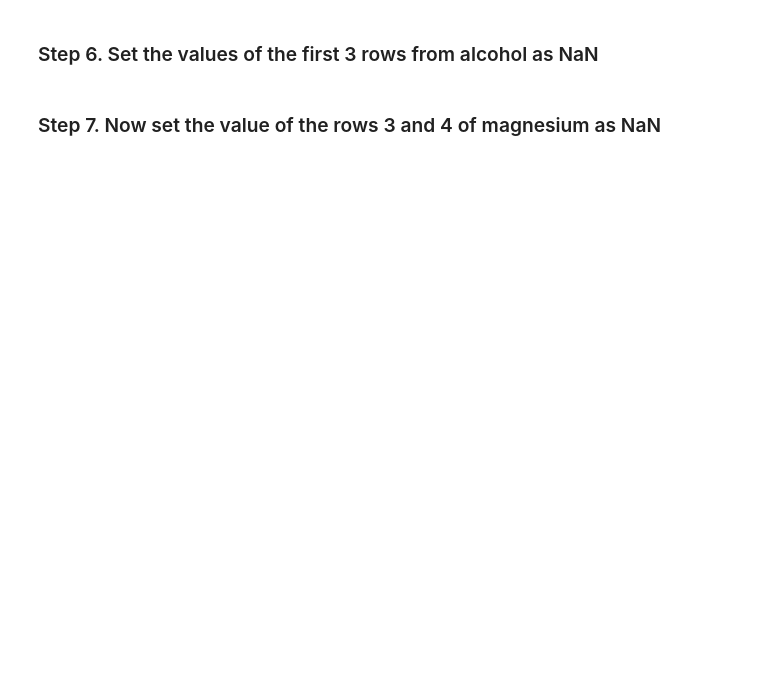
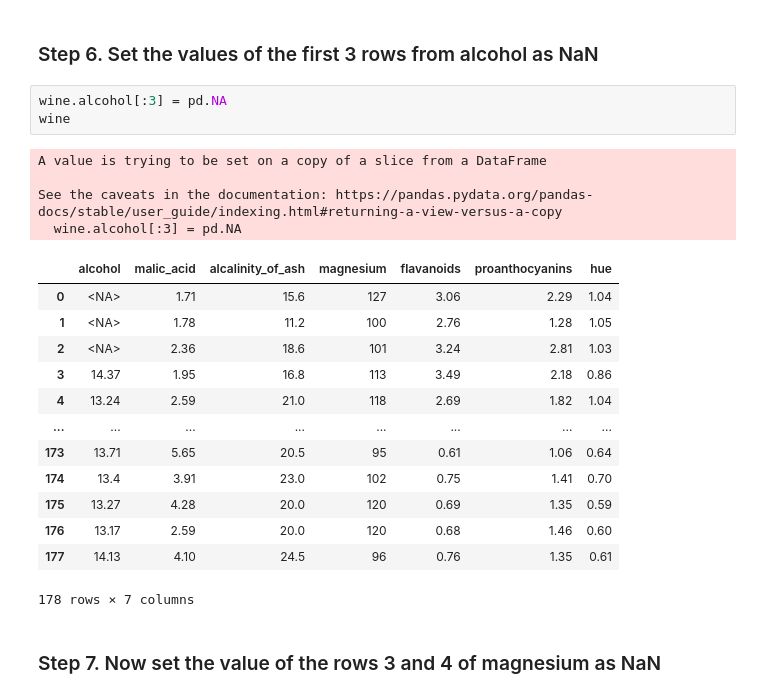
Before and after one commit to PauliusU/PP3-pandas, a Jupyter notebook: PP3_Pandas.ipynb, the cells around one changed output. Drawn from its saved outputs; the diff is of its cells as text; blank space fills up the shorter version.

```diff
--- a/PP3_Pandas.ipynb
+++ b/PP3_Pandas.ipynb
@@ -1316,4 +1270,25 @@ The attributes are (donated by Riccardo Leardi, riclea '@' anchem.unige.it):
 # %% [markdown]
 ### Step 6. Set the values of the first 3 rows from alcohol as NaN
+# %%
+wine.alcohol[:3] = pd.NA
+wine
+# %% [output]
+A value is trying to be set on a copy of a slice from a DataFrame
+
+See the caveats in the documentation: https://pandas.pydata.org/pandas-docs/stable/user_guide/indexing.html#returning-a-view-versus-a-copy
+  wine.alcohol[:3] = pd.NA
+|  | alcohol | malic_acid | alcalinity_of_ash | magnesium | flavanoids | proanthocyanins | hue |
+| 0 | <NA> | 1.71 | 15.6 | 127 | 3.06 | 2.29 | 1.04 |
+| 1 | <NA> | 1.78 | 11.2 | 100 | 2.76 | 1.28 | 1.05 |
+| 2 | <NA> | 2.36 | 18.6 | 101 | 3.24 | 2.81 | 1.03 |
+| 3 | 14.37 | 1.95 | 16.8 | 113 | 3.49 | 2.18 | 0.86 |
+| 4 | 13.24 | 2.59 | 21.0 | 118 | 2.69 | 1.82 | 1.04 |
+| ... | ... | ... | ... | ... | ... | ... | ... |
+| 173 | 13.71 | 5.65 | 20.5 | 95 | 0.61 | 1.06 | 0.64 |
+| 174 | 13.4 | 3.91 | 23.0 | 102 | 0.75 | 1.41 | 0.70 |
+| 175 | 13.27 | 4.28 | 20.0 | 120 | 0.69 | 1.35 | 0.59 |
+| 176 | 13.17 | 2.59 | 20.0 | 120 | 0.68 | 1.46 | 0.60 |
+| 177 | 14.13 | 4.10 | 24.5 | 96 | 0.76 | 1.35 | 0.61 |
+178 rows × 7 columns
 # %% [markdown]
 ### Step 7. Now set the value of the rows 3 and 4 of magnesium as NaN
```
Also changed, not shown: parts of 25 cells of this notebook.
